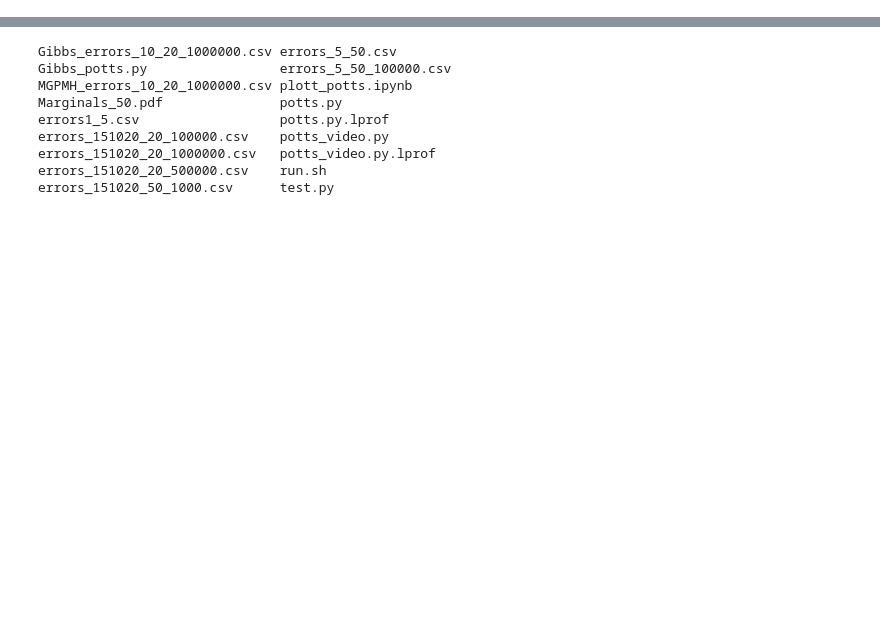
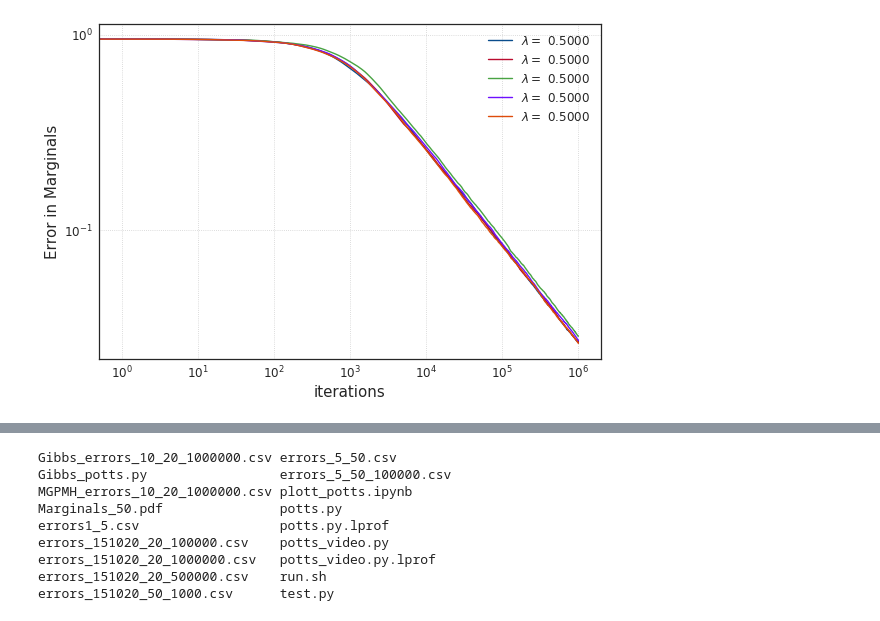
Before and after one commit to vincent6606/Mini_batched_Gibbs, a Jupyter notebook: Potts model/plott_potts.ipynb, the cells around one changed output, grey strips where cells are left out. Cells and saved outputs as stored; diff of their text form; code cells hidden in the pictures; blank space fills up the shorter version.

```diff
--- a/Potts model/plott_potts.ipynb
+++ b/Potts model/plott_potts.ipynb
@@ -26,2 +24,24 @@ errors_151020_50_1000.csv
 # %%
 error = np.genfromtxt('MGPMH_errors_10_20_1000000.csv',delimiter=',')
+# %%
+import matplotlib.lines as lines
+with sns.axes_style("white"):
+    fig = plt.figure(figsize=(8, 5.5))
+    ax  = fig.add_subplot(111)
+    plt.yscale('log')
+    plt.xscale('log')
+    for i in range(error.shape[0]):
+        line = error[i,1:]
+        plt.plot(line,color=flatui[i],label="$\lambda = $ {0:.4f}".format(error[i,0]))
+
+    plt.xlabel("iterations", size=15)
+    plt.ylabel("Error in Marginals", size=15)
+#     plt.title('50 by 50 Potts model')
+    plt.legend(loc='upper right')
+    plt.grid(linestyle='dotted')
+    plt.tight_layout(pad=1, w_pad=1, h_pad=1)
+
+    plt.savefig("Marginals_{}.pdf".format('50'), bbox_inches='tight')
+    plt.show()
+# %% [output]
+[figure, added]
```
Also changed, not shown: parts of 18 cells of this notebook, 13 other files.
